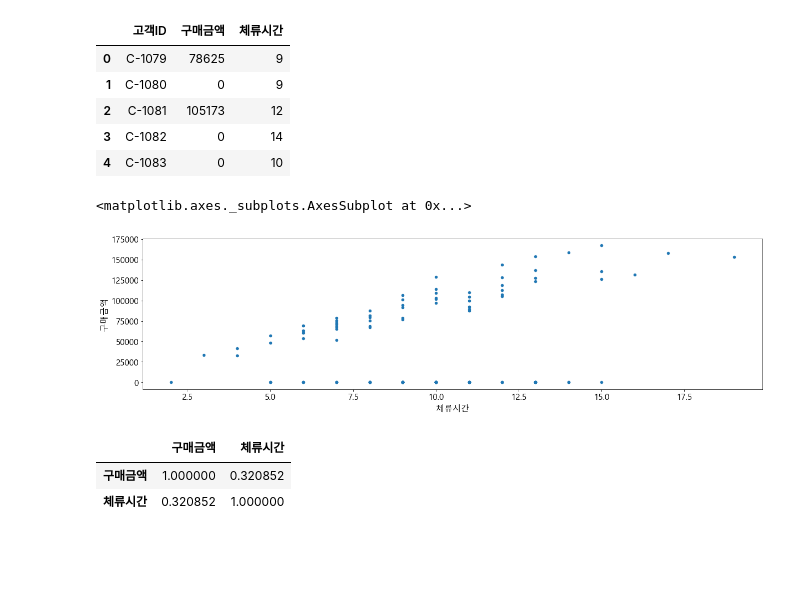
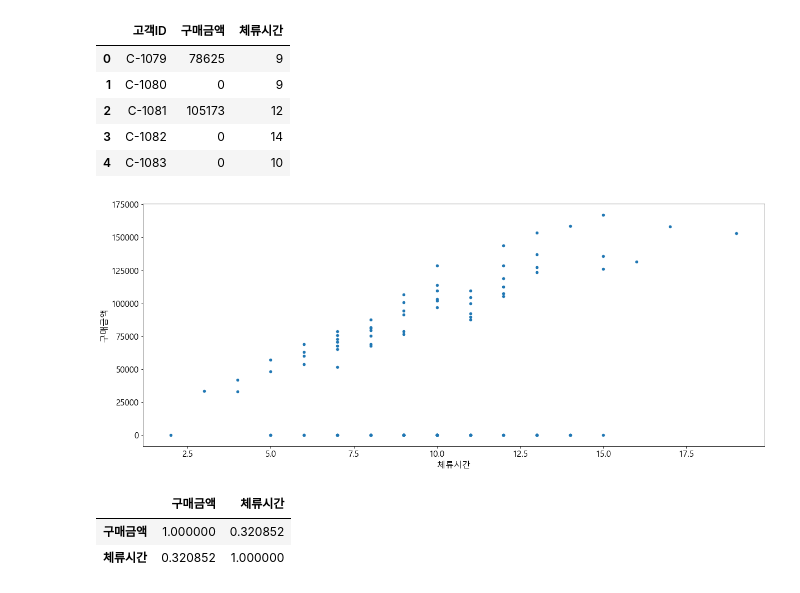
Before and after one commit to seonydg/ml-AB-test-website-configuration, a Jupyter notebook: AB-test_Web site configuration.ipynb, the cells around one changed output. Saved outputs shown, nothing was run; the diff lists cells and outputs as text; code cells hidden in the pictures; blank space fills up the shorter version.

```diff
--- a/AB-test_Web site configuration.ipynb
+++ b/AB-test_Web site configuration.ipynb
@@ -330,7 +331,7 @@ Ttest_relResult(statistic=7.07211673728211, pvalue=5.104217839308897e-11)
 # %% [markdown]
 #### Step 5. 체류 시간과 구매 금액 간 관계 분석
 # %%
-df = pd.read_csv("체류시간_구매금액.csv", engine = "python")
+df = pd.read_csv("./data/체류시간_구매금액.csv", encoding='cp949')
 df.head()
 # %% [output]
 |  | 고객ID | 구매금액 | 체류시간 |
@@ -340,10 +341,12 @@ df.head()
 | 3 | C-1082 | 0 | 14 |
 | 4 | C-1083 | 0 | 10 |
 # %%
+plt.rcParams["font.size"] = 15
+plt.rcParams["figure.figsize"] = (20, 8)
 df.plot(kind = 'scatter', x = '체류시간', y = '구매금액')
+plt.show()
 # %% [output]
-<matplotlib.axes._subplots.AxesSubplot at 0x...>
-[figure, old version]
+[figure, new version]
 # %%
 df.corr(method = 'pearson')
 # %% [output]
```
Also changed, not shown: parts of 3 cells of this notebook.
